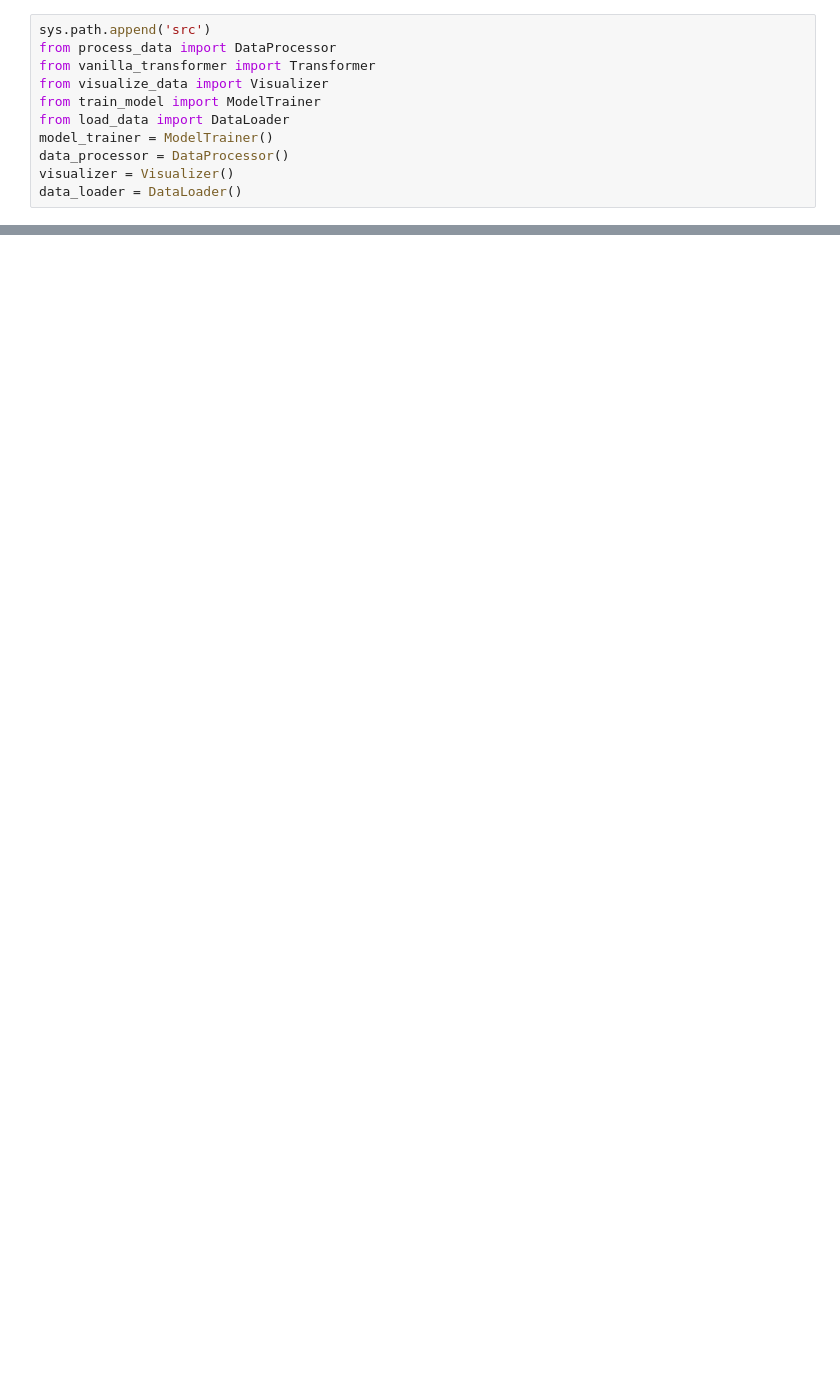
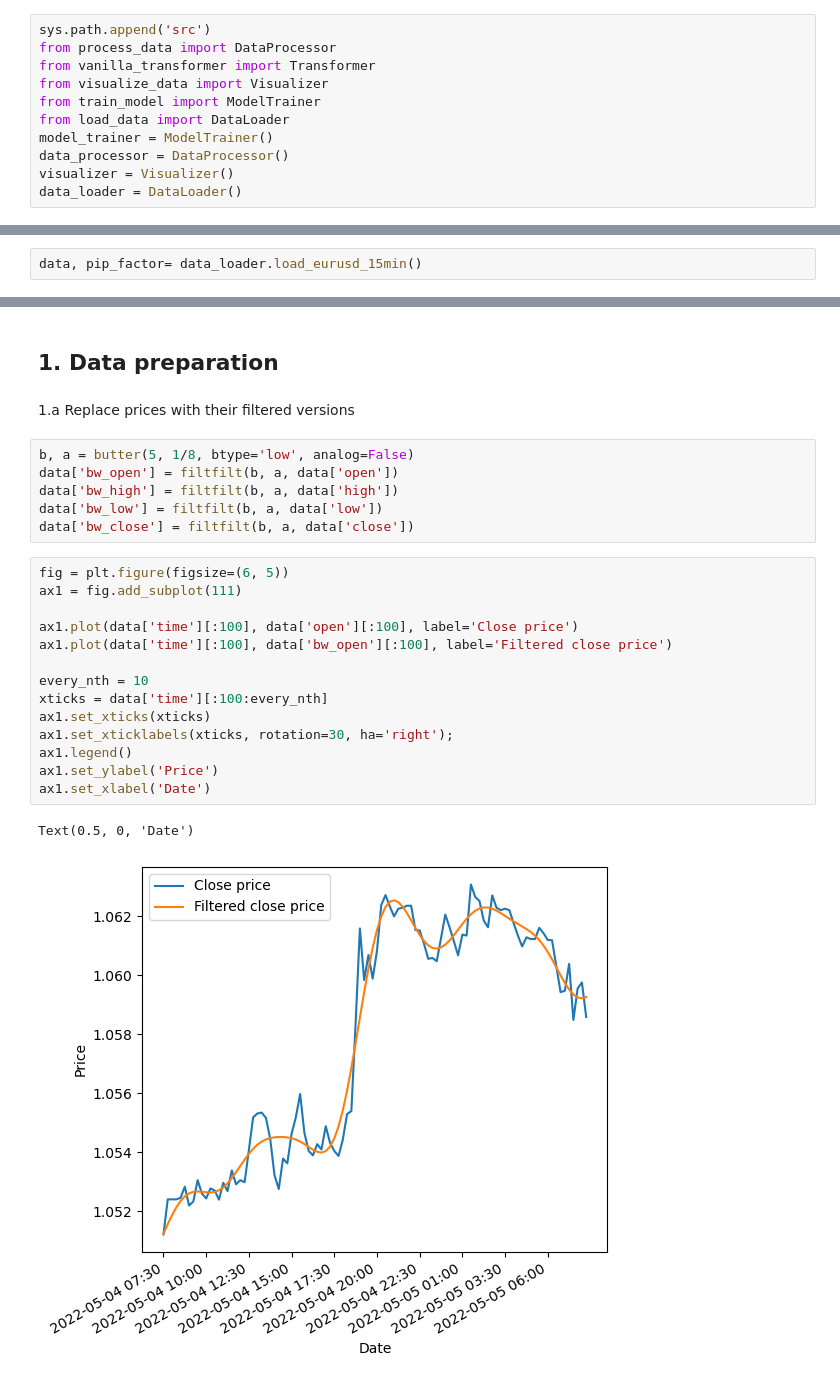
Before and after one commit to pribylr/bp, a Jupyter notebook: thesis_showcase.ipynb, the cells around one changed output, grey strips where cells are left out. Drawn from its saved outputs; the diff is of its cells as text; blank space fills up the shorter version.

```diff
--- a/thesis_showcase.ipynb
+++ b/thesis_showcase.ipynb
@@ -21,0 +30,2 @@ data_loader = DataLoader()
+# %%
+data, pip_factor= data_loader.load_eurusd_15min()
@@ -21,0 +41,27 @@ data_loader = DataLoader()
+# %% [markdown]
+## 1. Data preparation
+# %% [markdown]
+1.a Replace prices with their filtered versions
+# %%
+b, a = butter(5, 1/8, btype='low', analog=False)
+data['bw_open'] = filtfilt(b, a, data['open'])
+data['bw_high'] = filtfilt(b, a, data['high'])
+data['bw_low'] = filtfilt(b, a, data['low'])
+data['bw_close'] = filtfilt(b, a, data['close'])
+# %%
+fig = plt.figure(figsize=(6, 5))
+ax1 = fig.add_subplot(111)
+
+ax1.plot(data['time'][:100], data['open'][:100], label='Close price')
+ax1.plot(data['time'][:100], data['bw_open'][:100], label='Filtered close price')
+
+every_nth = 10
+xticks = data['time'][:100:every_nth]
+ax1.set_xticks(xticks)
+ax1.set_xticklabels(xticks, rotation=30, ha='right');
+ax1.legend()
+ax1.set_ylabel('Price')
+ax1.set_xlabel('Date')
+# %% [output]
+Text(0.5, 0, 'Date')
+[figure, added]
```
Also changed, not shown: parts of 7 cells of this notebook.
